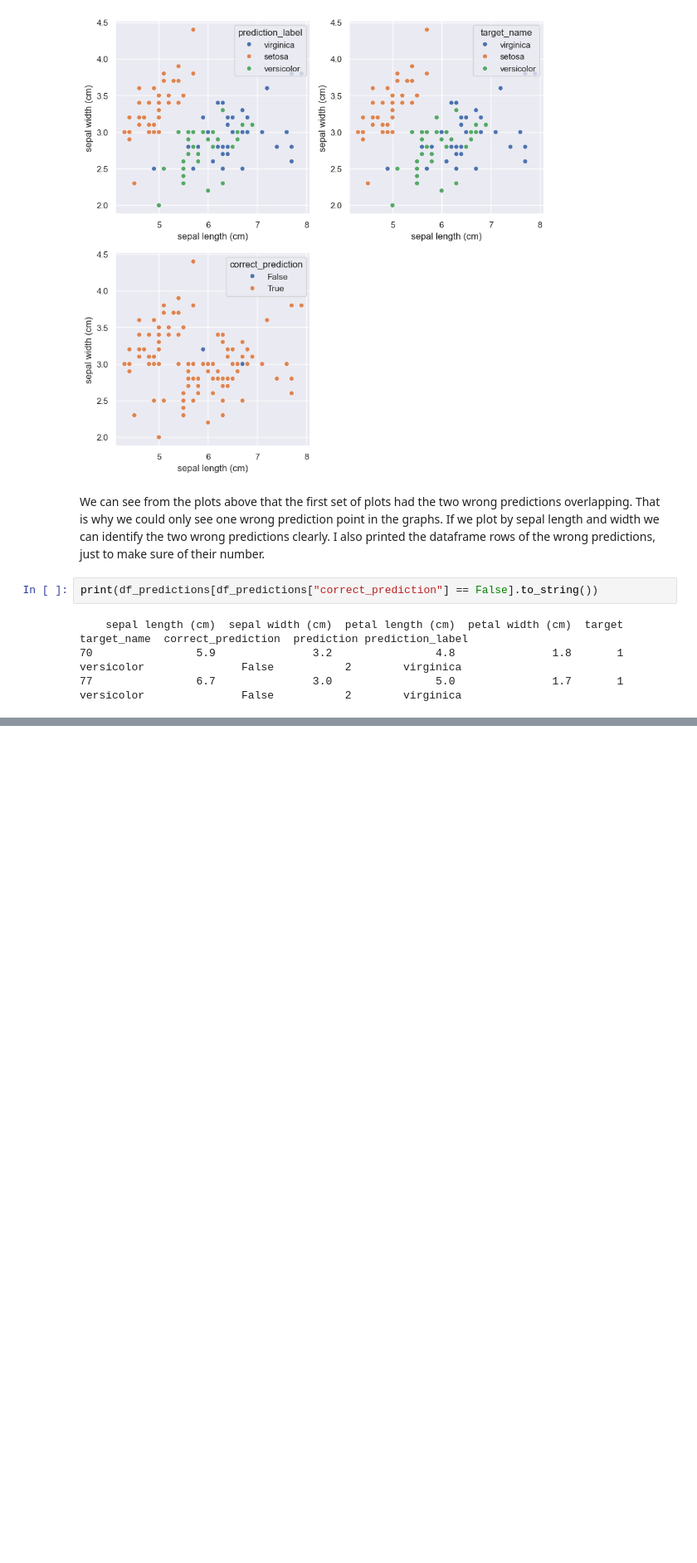
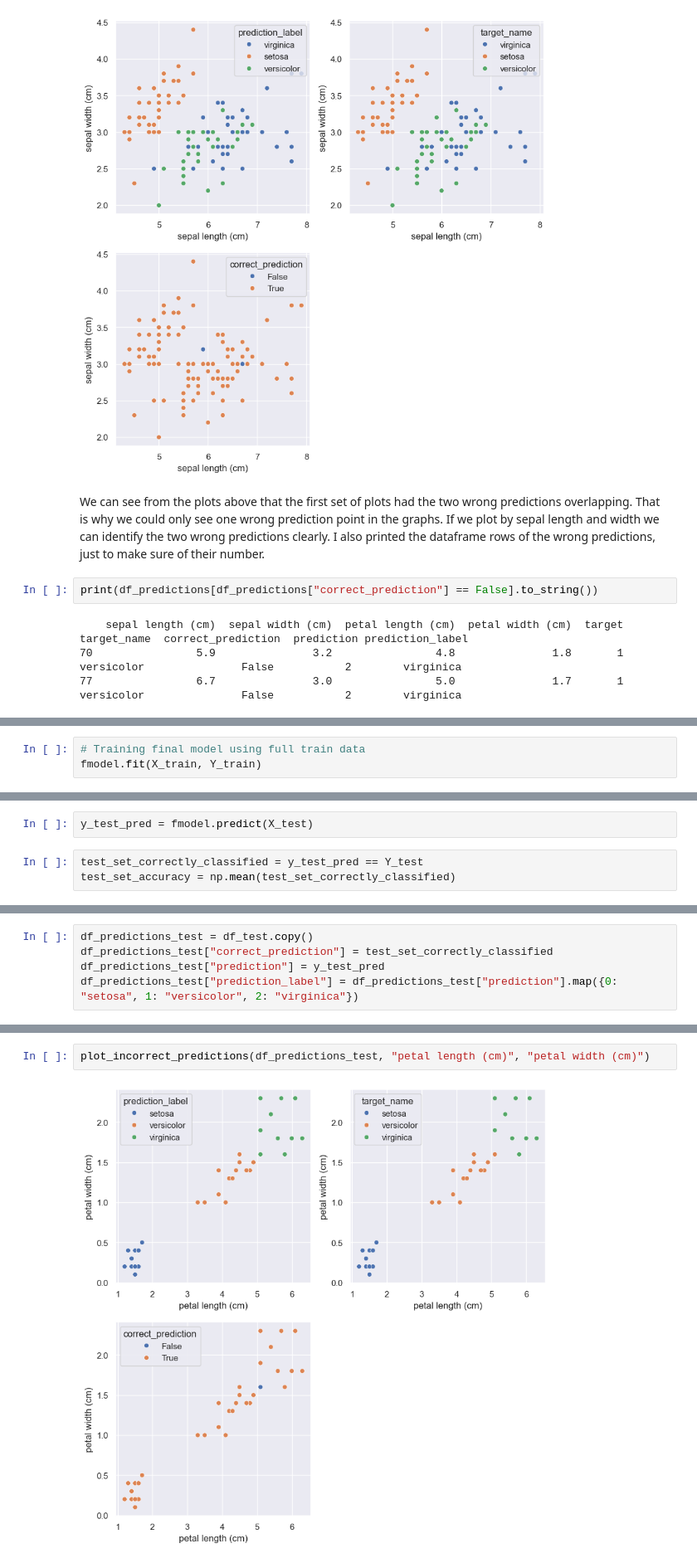
Before and after one commit to pUmA73/Iris-Flower-Classification, a Jupyter notebook: iris_classification.ipynb, the cells around one changed output, grey strips where cells are left out. Shown at 83% size. Saved outputs shown, nothing was run; the diff lists cells and outputs as text; blank space fills up the shorter version.

```diff
--- a/iris_classification.ipynb
+++ b/iris_classification.ipynb
@@ -295,0 +337,3 @@ print(df_predictions[df_predictions["correct_prediction"] == False].to_string())
+# %%
+# Training final model using full train data
+fmodel.fit(X_train, Y_train)
@@ -295,0 +342,5 @@ print(df_predictions[df_predictions["correct_prediction"] == False].to_string())
+# %%
+y_test_pred = fmodel.predict(X_test)
+# %%
+test_set_correctly_classified = y_test_pred == Y_test
+test_set_accuracy = np.mean(test_set_correctly_classified)
@@ -295,0 +351,5 @@ print(df_predictions[df_predictions["correct_prediction"] == False].to_string())
+# %%
+df_predictions_test = df_test.copy()
+df_predictions_test["correct_prediction"] = test_set_correctly_classified
+df_predictions_test["prediction"] = y_test_pred
+df_predictions_test["prediction_label"] = df_predictions_test["prediction"].map({0: "setosa", 1: "versicolor", 2: "virginica"})
@@ -295,0 +365,4 @@ print(df_predictions[df_predictions["correct_prediction"] == False].to_string())
+# %%
+plot_incorrect_predictions(df_predictions_test, "petal length (cm)", "petal width (cm)")
+# %% [output]
+[figure, added]
```
Also changed, not shown: parts of 11 cells of this notebook.
